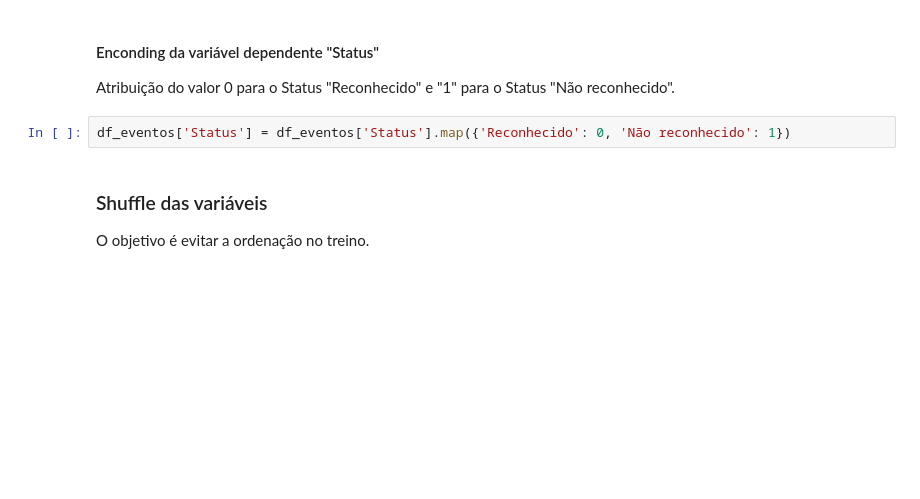
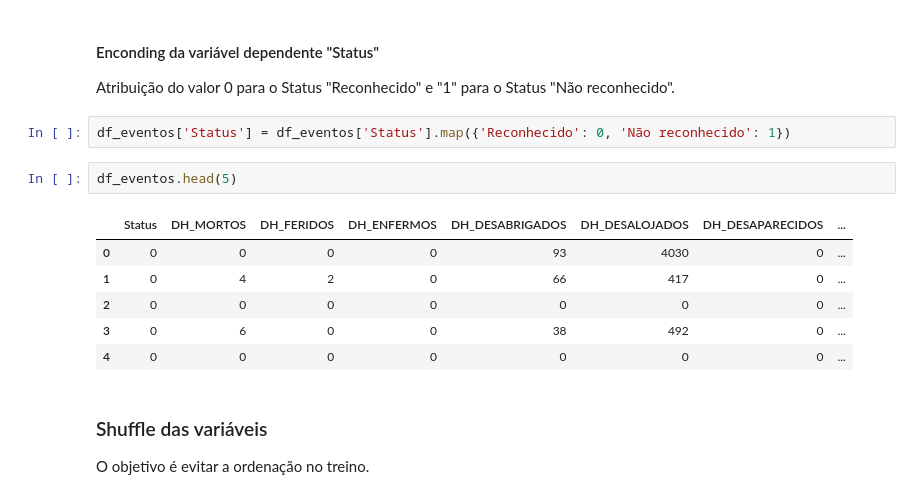
Before and after one commit to brunagmoura/previsaoreconhecimento, a Jupyter notebook: mynewbook/_build/jupyter_execute/Pré processamento.ipynb, the cells around one changed output. Cells and saved outputs as stored; diff of their text form; blank space fills up the shorter version.

```diff
--- a/mynewbook/_build/jupyter_execute/Pré processamento.ipynb
+++ b/mynewbook/_build/jupyter_execute/Pré processamento.ipynb
@@ -143,6 +143,15 @@ df_eventos = pd.concat([df_eventos.drop(columns=categorias), one_hot_df], axis=1
  Atribuição do valor 0 para o Status "Reconhecido" e "1" para o Status "Não reconhecido".
 # %%
 df_eventos['Status'] = df_eventos['Status'].map({'Reconhecido': 0, 'Não reconhecido': 1})
+# %%
+df_eventos.head(5)
+# %% [output]
+|  | Status | DH_MORTOS | DH_FERIDOS | DH_ENFERMOS | DH_DESABRIGADOS | DH_DESALOJADOS | DH_DESAPARECIDOS | ... |
+| 0 | 0 | 0 | 0 | 0 | 93 | 4030 | 0 | ... |
+| 1 | 0 | 4 | 2 | 0 | 66 | 417 | 0 | ... |
+| 2 | 0 | 0 | 0 | 0 | 0 | 0 | 0 | ... |
+| 3 | 0 | 6 | 0 | 0 | 38 | 492 | 0 | ... |
+| 4 | 0 | 0 | 0 | 0 | 0 | 0 | 0 | ... |
 # %% [markdown]
 ### Shuffle das variáveis
 
```
Also changed, not shown: parts of 10 cells of this notebook, 10 other files.
